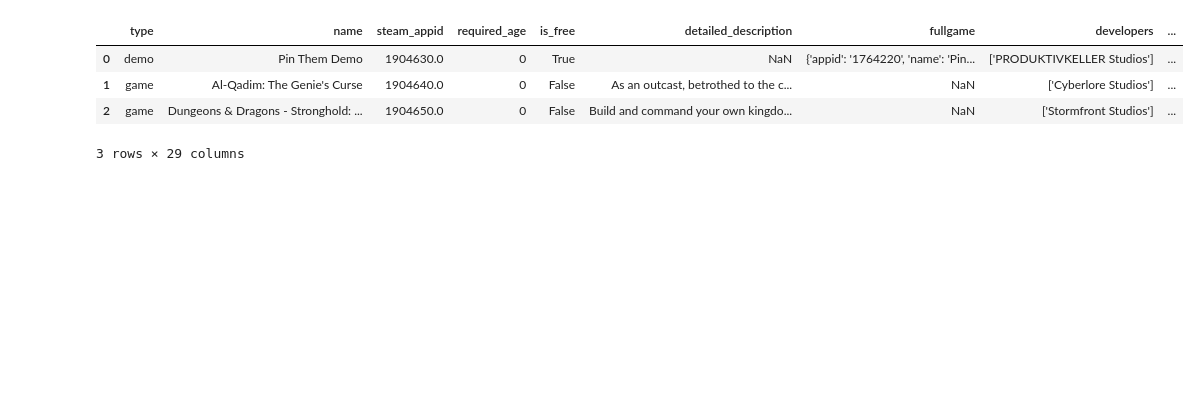
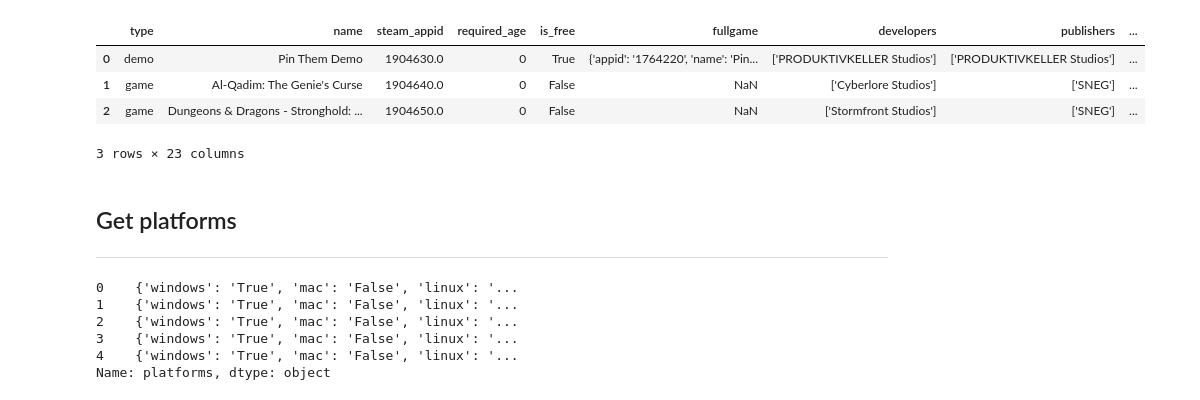
Before and after one commit to lephu13502/Steam-DB-Analysis, a Jupyter notebook: cleaning.ipynb, the cells around one changed output. Cells and saved outputs as stored; diff of their text form; code cells hidden in the pictures; blank space fills up the shorter version.

```diff
--- a/cleaning.ipynb
+++ b/cleaning.ipynb
@@ -28,0 +12,5 @@ df
+# %%
+df = pd.read_csv("archive/SteamApps.csv")
+temp = pd.read_csv("archive/steam_games.csv")
+df = pd.concat([df, temp])
+df
@@ -29,15 +31,16 @@ df
 # %%
 df = df.loc[:, ~df.columns.str.contains('^Unnamed')]
 df.drop(columns=["header_image", "capsule_image", "capsule_imagev5", "website",
                  "screenshots", "background", "background_raw", "content_descriptors",
                  "support_info", "short_description", "about_the_game", "short_description",
                  "detailed_description", "legal_notice", "pc_requirements", "mac_requirements",
-                 "linux_requirements", "package_groups", "movies"], inplace=True)
+                 "linux_requirements", "movies", "ratings",
+                 "ext_user_account_notice", "achievements", "reviews"], inplace=True)
 df.reset_index(drop=True, inplace=True)
 df.head(3)
 # %% [output]
-|  | type | name | steam_appid | required_age | is_free | detailed_description | fullgame | developers | ... |
-| 0 | demo | Pin Them Demo | 1904630.0 | 0 | True | NaN | {'appid': '1764220', 'name': 'Pin... | ['PRODUKTIVKELLER Studios'] | ... |
-| 1 | game | Al-Qadim: The Genie's Curse | 1904640.0 | 0 | False | As an outcast, betrothed to the c... | NaN | ['Cyberlore Studios'] | ... |
-| 2 | game | Dungeons & Dragons - Stronghold: ... | 1904650.0 | 0 | False | Build and command your own kingdo... | NaN | ['Stormfront Studios'] | ... |
+|  | type | name | steam_appid | required_age | is_free | fullgame | developers | publishers | ... |
+| 0 | demo | Pin Them Demo | 1904630.0 | 0 | True | {'appid': '1764220', 'name': 'Pin... | ['PRODUKTIVKELLER Studios'] | ['PRODUKTIVKELLER Studios'] | ... |
+| 1 | game | Al-Qadim: The Genie's Curse | 1904640.0 | 0 | False | NaN | ['Cyberlore Studios'] | ['SNEG'] | ... |
+| 2 | game | Dungeons & Dragons - Stronghold: ... | 1904650.0 | 0 | False | NaN | ['Stormfront Studios'] | ['SNEG'] | ... |
-3 rows × 29 columns
+3 rows × 23 columns
@@ -86,3 +47,7 @@ df.head(3)
+# %% [markdown]
+## Get platforms
+
+___
 # %%
 def true_false_string_to_json(x):
     if pd.isna(x):
@@ -100,3 +77,12 @@ def simple_string_to_json(x):
+# %%
+df["platforms"].dropna().head(5)
+# %% [output]
+0    {'windows': 'True', 'mac': 'False', 'linux': '...
+1    {'windows': 'True', 'mac': 'False', 'linux': '...
+2    {'windows': 'True', 'mac': 'False', 'linux': '...
+3    {'windows': 'True', 'mac': 'False', 'linux': '...
+4    {'windows': 'True', 'mac': 'False', 'linux': '...
+Name: platforms, dtype: object
 # %%
 df["platforms"] = df["platforms"].apply(true_false_string_to_json)
 # %%
```
Also changed, not shown: parts of 61 cells of this notebook, 3 other files.
